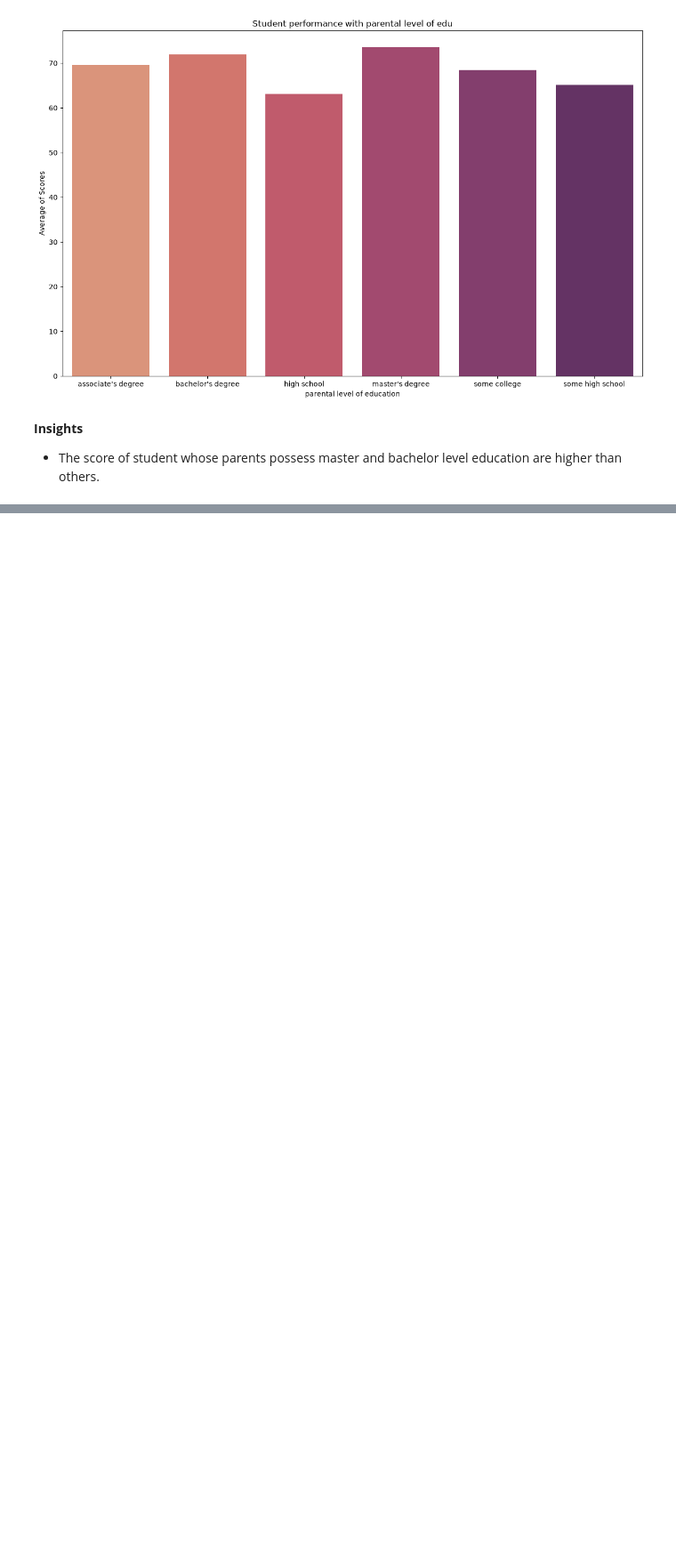
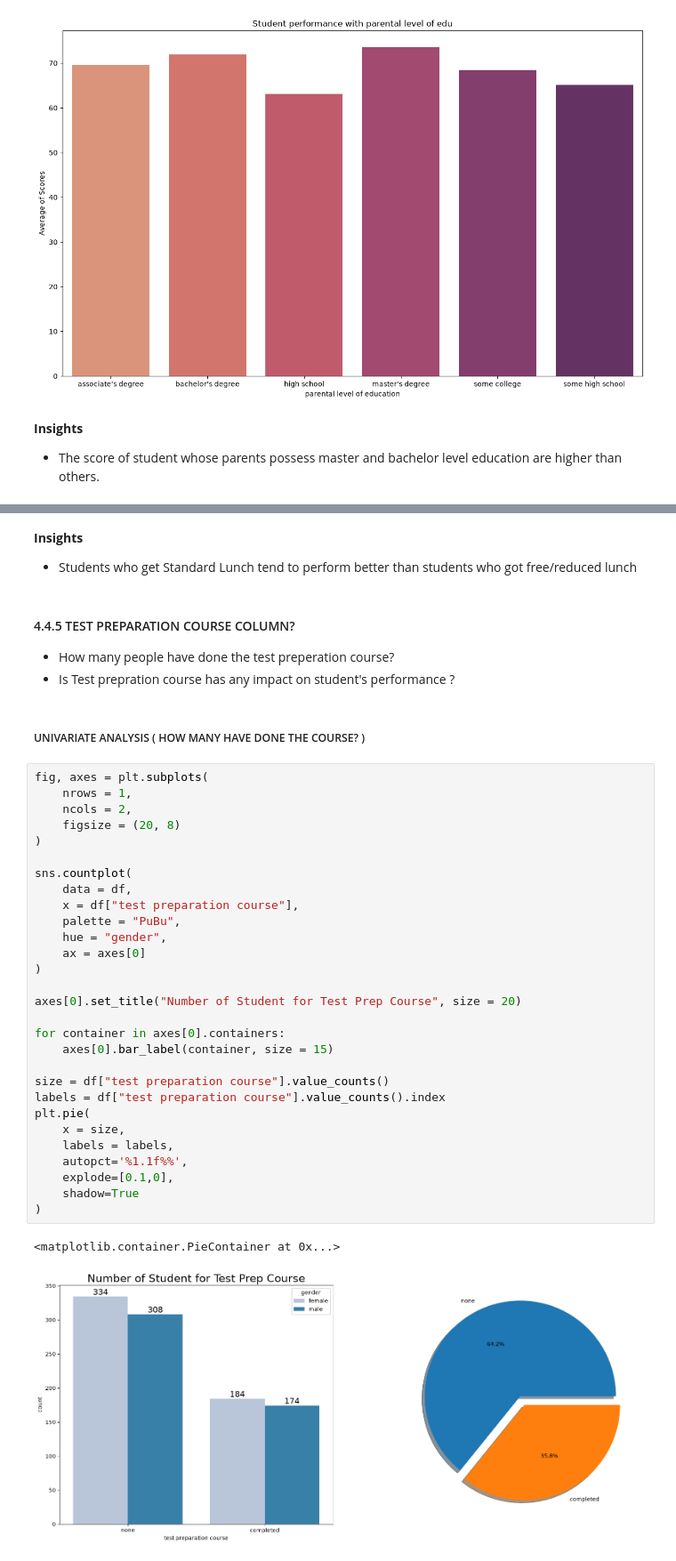
Before and after one commit to Adrinaesf/Generic-ML-Project, a Jupyter notebook: notebooks/1. EDA STUDENT PERFORMANCE.ipynb, the cells around one changed output, grey strips where cells are left out. Shown at 89% size. Saved outputs shown, nothing was run; the diff lists cells and outputs as text; blank space fills up the shorter version.

```diff
--- a/notebooks/1. EDA STUDENT PERFORMANCE.ipynb
+++ b/notebooks/1. EDA STUDENT PERFORMANCE.ipynb
@@ -818,0 +859,41 @@ plt.show()
+# %% [markdown]
+**Insights**
+* Students who get Standard Lunch tend to perform better than students who got free/reduced lunch
+# %% [markdown]
+#### 4.4.5 TEST PREPARATION COURSE COLUMN?
+* How many people have done the test preperation course?
+* Is Test prepration course has any impact on student's performance ?
+# %% [markdown]
+##### UNIVARIATE ANALYSIS ( HOW MANY HAVE DONE THE COURSE? )
+# %%
+fig, axes = plt.subplots(
+    nrows = 1,
+    ncols = 2,
+    figsize = (20, 8)
+)
+
+sns.countplot(
+    data = df,
+    x = df["test preparation course"],
+    palette = "PuBu",
+    hue = "gender",
+    ax = axes[0]
+)
+
+axes[0].set_title("Number of Student for Test Prep Course", size = 20)
+
+for container in axes[0].containers:
+    axes[0].bar_label(container, size = 15)
+
+size = df["test preparation course"].value_counts()
+labels = df["test preparation course"].value_counts().index
+plt.pie(
+    x = size,
+    labels = labels,
+    autopct='%1.1f%%',
+    explode=[0.1,0],
+    shadow=True
+)
+# %% [output]
+<matplotlib.container.PieContainer at 0x...>
+[figure, added]
```
Also changed, not shown: parts of 17 cells of this notebook.
